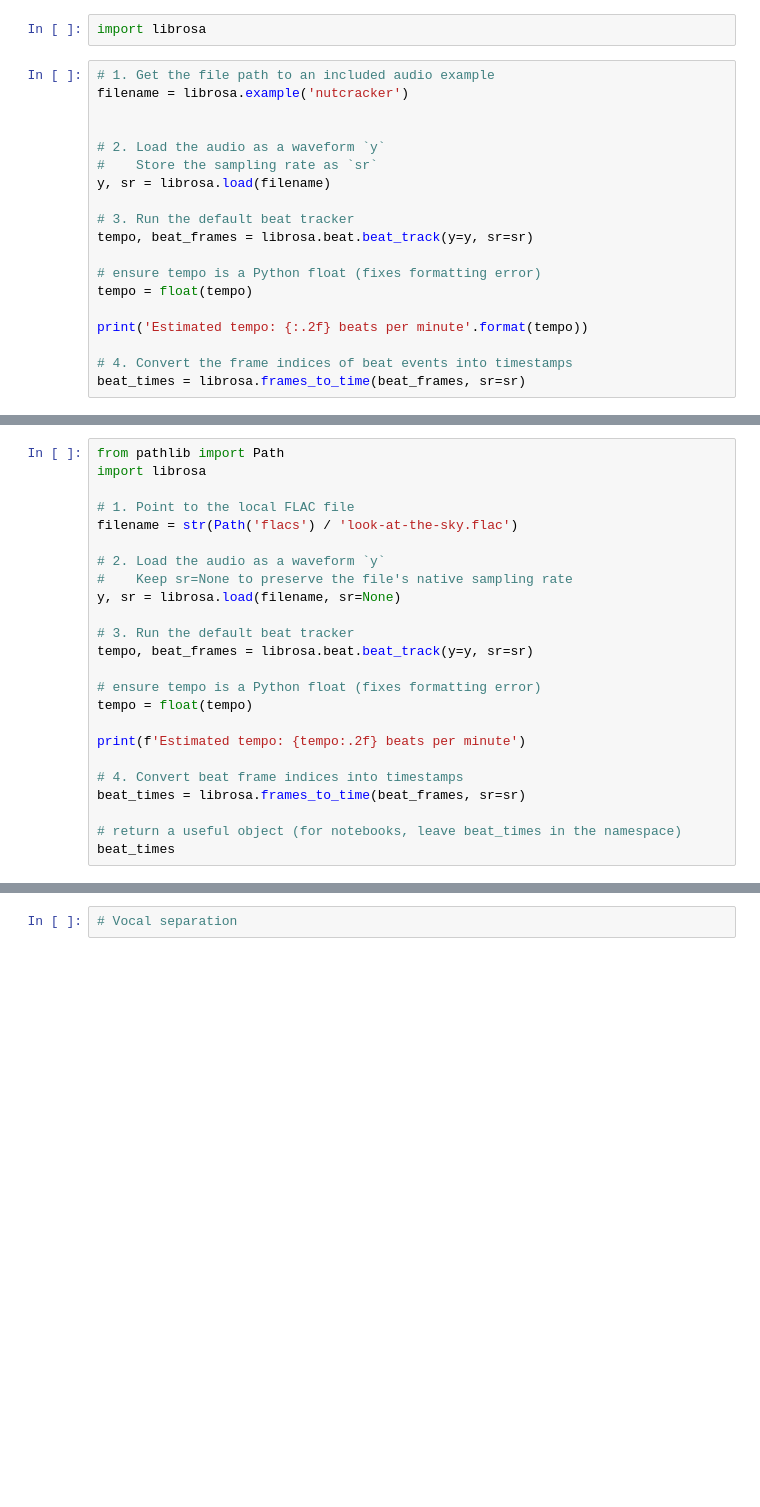
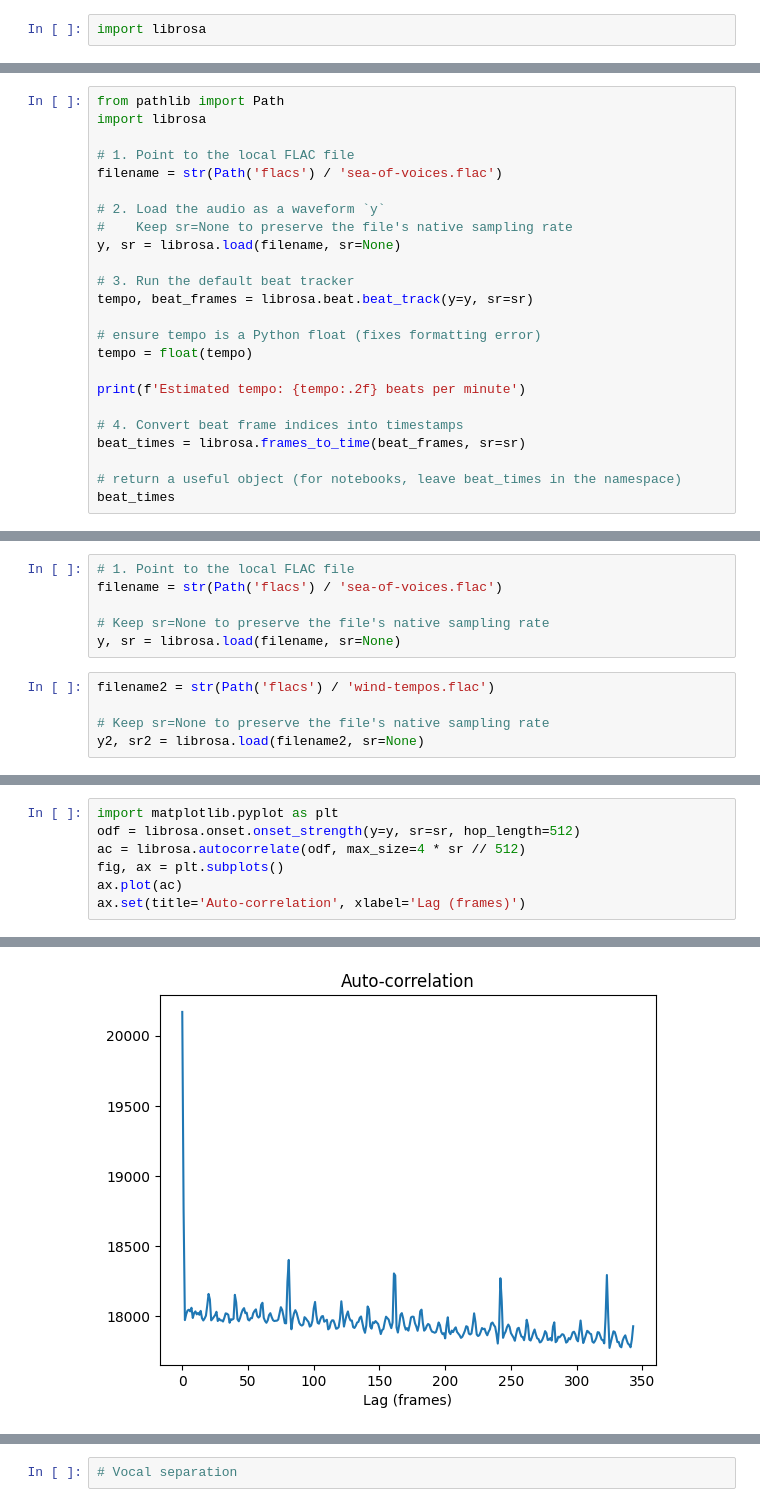
Before and after one commit to oddmayo/audio-analysis, a Jupyter notebook: librosa-testing.ipynb, the cells around one changed output, grey strips where cells are left out. Saved outputs shown, nothing was run; the diff lists cells and outputs as text; blank space fills up the shorter version.

```diff
--- a/librosa-testing.ipynb
+++ b/librosa-testing.ipynb
@@ -21,21 +47,2 @@ Note: you may need to restart the kernel to use updated packages.
 # %%
 import librosa
-# %%
-# 1. Get the file path to an included audio example
-filename = librosa.example('nutcracker')
-
-
-# 2. Load the audio as a waveform `y`
-#    Store the sampling rate as `sr`
-y, sr = librosa.load(filename)
-
-# 3. Run the default beat tracker
-tempo, beat_frames = librosa.beat.beat_track(y=y, sr=sr)
-
-# ensure tempo is a Python float (fixes formatting error)
-tempo = float(tempo)
-
-print('Estimated tempo: {:.2f} beats per minute'.format(tempo))
-
-# 4. Convert the frame indices of beat events into timestamps
-beat_times = librosa.frames_to_time(beat_frames, sr=sr)
@@ -46,7 +51,7 @@ from pathlib import Path
 import librosa
 
 # 1. Point to the local FLAC file
-filename = str(Path('flacs') / 'look-at-the-sky.flac')
+filename = str(Path('flacs') / 'sea-of-voices.flac')
 
 # 2. Load the audio as a waveform `y`
 #    Keep sr=None to preserve the file's native sampling rate
@@ -90,0 +96,11 @@ tempo
+# %%
+# 1. Point to the local FLAC file
+filename = str(Path('flacs') / 'sea-of-voices.flac')
+
+# Keep sr=None to preserve the file's native sampling rate
+y, sr = librosa.load(filename, sr=None)
+# %%
+filename2 = str(Path('flacs') / 'wind-tempos.flac')
+
+# Keep sr=None to preserve the file's native sampling rate
+y2, sr2 = librosa.load(filename2, sr=None)
@@ -90,0 +135,8 @@ tempo
+# %%
+import matplotlib.pyplot as plt
+odf = librosa.onset.onset_strength(y=y, sr=sr, hop_length=512)
+ac = librosa.autocorrelate(odf, max_size=4 * sr // 512)
+fig, ax = plt.subplots()
+ax.plot(ac)
+ax.set(title='Auto-correlation', xlabel='Lag (frames)')
+# %% [output]
@@ -90,0 +144 @@ tempo
+[figure, added]
```
Also changed, not shown: parts of 26 cells of this notebook, 2 other files.
